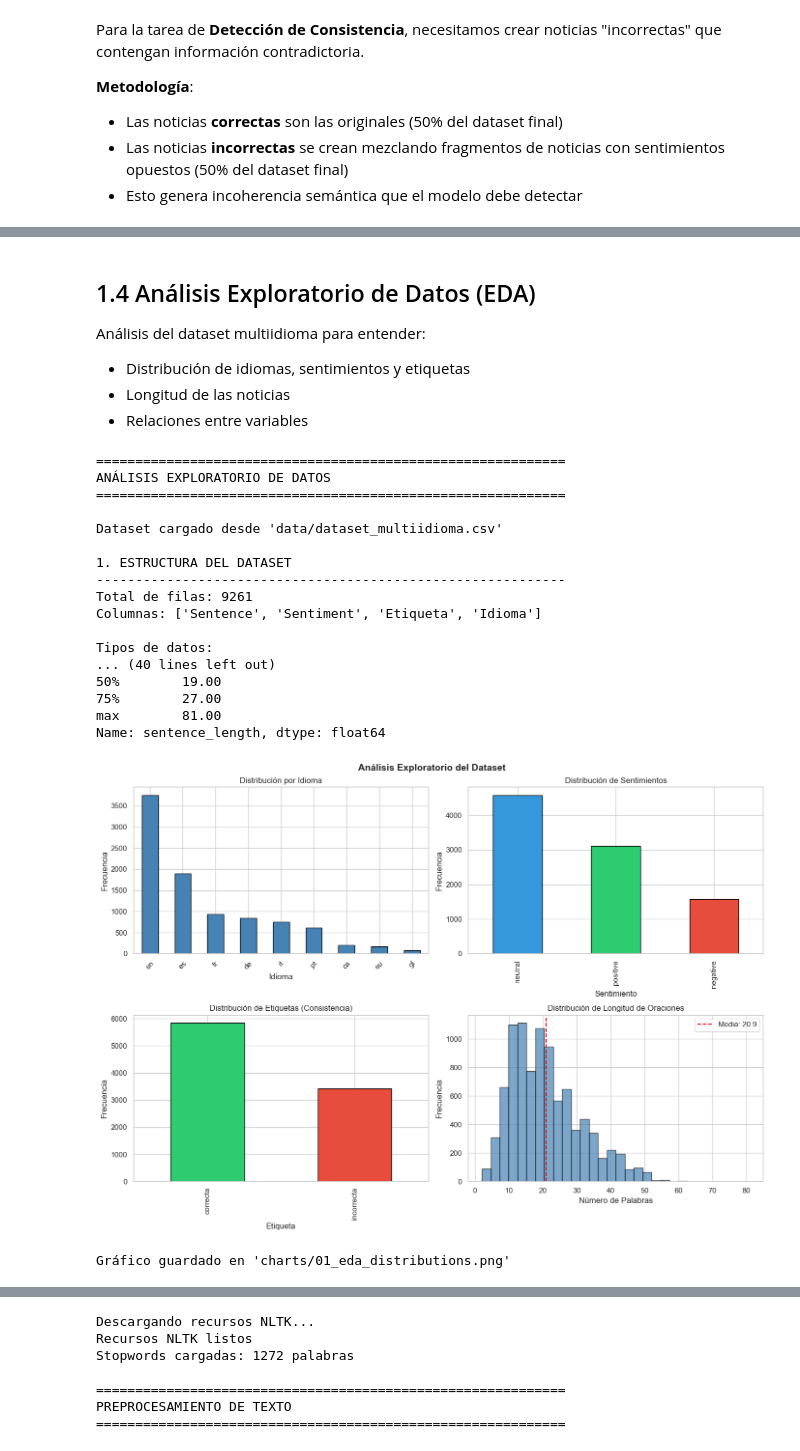
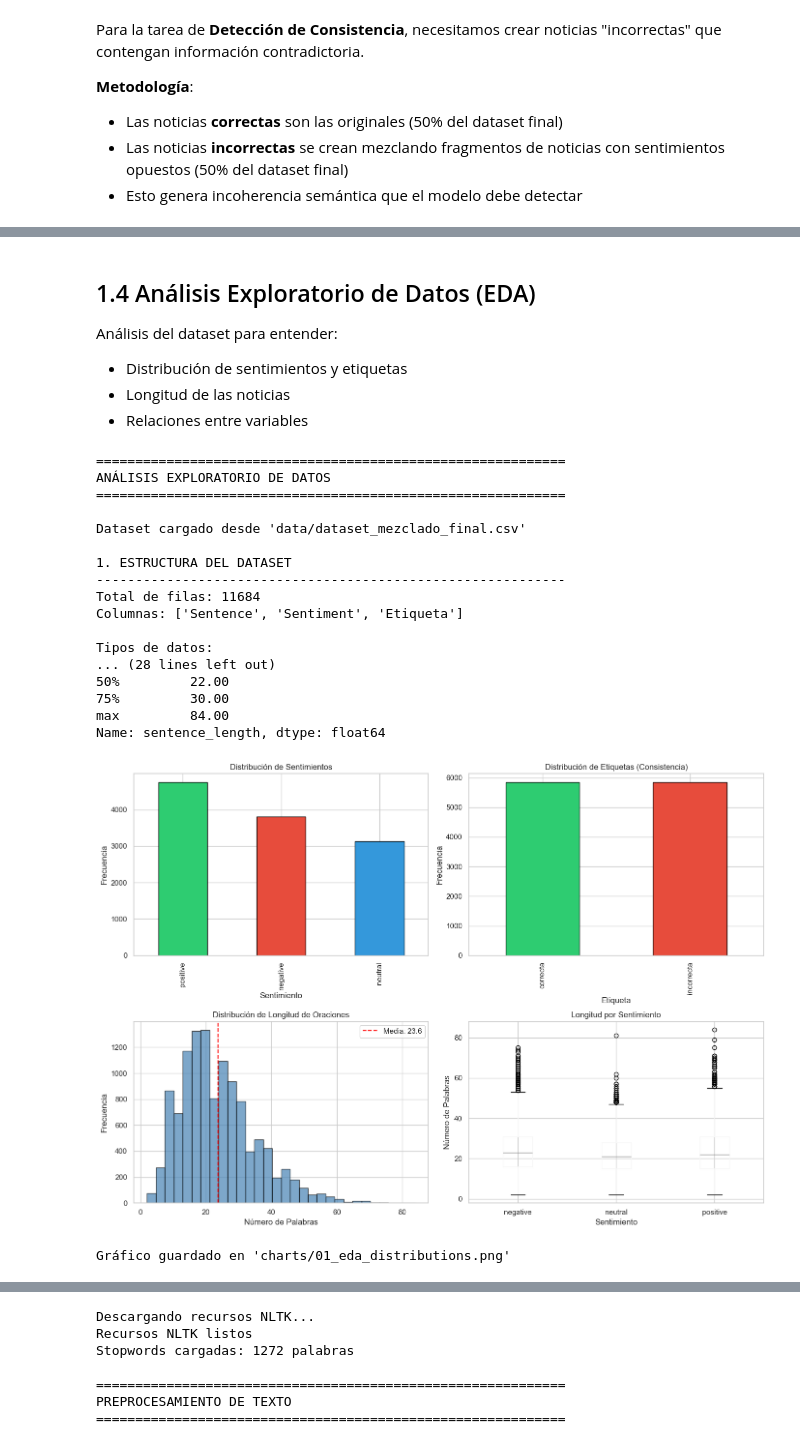
Before and after one commit to Ibonarambarri/NLP_TrabajoFinal, a Jupyter notebook: notebook.ipynb, the cells around one changed output, grey strips where cells are left out. Drawn from its saved outputs; the diff is of its cells as text; code cells hidden in the pictures.

```diff
--- a/notebook.ipynb
+++ b/notebook.ipynb
@@ -445,8 +309,8 @@ print(f"\nColumnas: {list(df.columns)}")
 # %% [markdown]
 ## 1.4 Análisis Exploratorio de Datos (EDA)
 
-Análisis del dataset multiidioma para entender:
-- Distribución de idiomas, sentimientos y etiquetas
+Análisis del dataset para entender:
+- Distribución de sentimientos y etiquetas
 - Longitud de las noticias
 - Relaciones entre variables
 # %%
@@ -454,13 +318,13 @@ Análisis del dataset multiidioma para entender:
 # 1.4 ANÁLISIS EXPLORATORIO DE DATOS (EDA)
 # ==============================================================================
 
-# Cargar dataset multiidioma desde CSV
-df = pd.read_csv('data/dataset_multiidioma.csv')
+# Cargar dataset desde CSV
+df = pd.read_csv('data/dataset_mezclado_final.csv')
 
 print("=" * 60)
 print("ANÁLISIS EXPLORATORIO DE DATOS")
 print("=" * 60)
-print(f"\nDataset cargado desde 'data/dataset_multiidioma.csv'")
+print(f"\nDataset cargado desde 'data/dataset_mezclado_final.csv'")
 
 # Información básica del dataset
 print("\n1. ESTRUCTURA DEL DATASET")
@@ -483,7 +347,7 @@ else:
 print("\n3. DISTRIBUCIONES DE VARIABLES CATEGÓRICAS")
 print("-" * 60)
 
-for col in ['Sentiment', 'Etiqueta', 'Idioma']:
+for col in ['Sentiment', 'Etiqueta']:
     if col in df.columns:
         counts = df[col].value_counts()
         pcts = (counts / len(df) * 100).round(2)
@@ -501,67 +365,66 @@ print(df['sentence_length'].describe().round(2))
 ANÁLISIS EXPLORATORIO DE DATOS
 ============================================================
 
-Dataset cargado desde 'data/dataset_multiidioma.csv'
+Dataset cargado desde 'data/dataset_mezclado_final.csv'
 
 1. ESTRUCTURA DEL DATASET
 ------------------------------------------------------------
-Total de filas: 9261
-Columnas: ['Sentence', 'Sentiment', 'Etiqueta', 'Idioma']
+Total de filas: 11684
+Columnas: ['Sentence', 'Sentiment', 'Etiqueta']
 
 Tipos de datos:
-... (40 lines left out)
-50%        19.00
-75%        27.00
-max        81.00
+... (28 lines left out)
+50%         22.00
+75%         30.00
+max         84.00
 Name: sentence_length, dtype: float64
 # %%
 # Visualizaciones del EDA
 fig, axes = plt.subplots(2, 2, figsize=(14, 10))
 fig.suptitle('Análisis Exploratorio del Dataset', fontsize=14, fontweight='bold')
 
-# 1. Distribución de idiomas
+# 1. Distribución de sentimientos
 ax1 = axes[0, 0]
-idioma_counts = df['Idioma'].value_counts()
-idioma_counts.plot(kind='bar', ax=ax1, color='steelblue', edgecolor='black')
-ax1.set_title('Distribución por Idioma')
-ax1.set_xlabel('Idioma')
-ax1.set_ylabel('Frecuencia')
-ax1.tick_params(axis='x', rotation=45)
-
-# 2. Distribución de sentimientos
-ax2 = axes[0, 1]
 sent_counts = df['Sentiment'].value_counts()
 colors_sent = {'positive': '#2ecc71', 'neutral': '#3498db', 'negative': '#e74c3c'}
-sent_counts.plot(kind='bar', ax=ax2, color=[colors_sent.get(x, 'gray') for x in sent_counts.index], edgecolor='black')
-ax2.set_title('Distribución de Sentimientos')
-ax2.set_xlabel('Sentimiento')
+sent_counts.plot(kind='bar', ax=ax1, color=[colors_sent.get(x, 'gray') for x in sent_counts.index], edgecolor='black')
+ax1.set_title('Distribución de Sentimientos')
+ax1.set_xlabel('Sentimiento')
+ax1.set_ylabel('Frecuencia')
+
+# 2. Distribución de etiquetas (consistencia)
+ax2 = axes[0, 1]
+etiq_counts = df['Etiqueta'].value_counts()
+colors_etiq = {'correcta': '#2ecc71', 'incorrecta': '#e74c3c'}
+etiq_counts.plot(kind='bar', ax=ax2, color=[colors_etiq.get(x, 'gray') for x in etiq_counts.index], edgecolor='black')
+ax2.set_title('Distribución de Etiquetas (Consistencia)')
+ax2.set_xlabel('Etiqueta')
 ax2.set_ylabel('Frecuencia')
 
-# 3. Distribución de etiquetas (consistencia)
+# 3. Distribución de longitud de oraciones
 ax3 = axes[1, 0]
-etiq_counts = df['Etiqueta'].value_counts()
-colors_etiq = {'correcta': '#2ecc71', 'incorrecta': '#e74c3c'}
-etiq_counts.plot(kind='bar', ax=ax3, color=[colors_etiq.get(x, 'gray') for x in etiq_counts.index], edgecolor='black')
-ax3.set_title('Distribución de Etiquetas (Consistencia)')
-ax3.set_xlabel('Etiqueta')
+df['sentence_length'].hist(bins=30, ax=ax3, color='steelblue', edgecolor='black', alpha=0.7)
+ax3.axvline(df['sentence_length'].mean(), color='red', linestyle='--', label=f'Media: {df["sentence_length"].mean():.1f}')
+ax3.set_title('Distribución de Longitud de Oraciones')
+ax3.set_xlabel('Número de Palabras')
 ax3.set_ylabel('Frecuencia')
+ax3.legend()
 
-# 4. Distribución de longitud de oraciones
+# 4. Boxplot de longitud por sentimiento
 ax4 = axes[1, 1]
-df['sentence_length'].hist(bins=30, ax=ax4, color='steelblue', edgecolor='black', alpha=0.7)
-ax4.axvline(df['sentence_length'].mean(), color='red', linestyle='--', label=f'Media: {df["sentence_length"].mean():.1f}')
-ax4.set_title('Distribución de Longitud de Oraciones')
-ax4.set_xlabel('Número de Palabras')
-ax4.set_ylabel('Frecuencia')
-ax4.legend()
+df.boxplot(column='sentence_length', by='Sentiment', ax=ax4)
+ax4.set_title('Longitud por Sentimiento')
+ax4.set_xlabel('Sentimiento')
+ax4.set_ylabel('Número de Palabras')
+plt.suptitle('')  # Remove automatic title from boxplot
 
 plt.tight_layout()
 plt.savefig('charts/01_eda_distributions.png', dpi=300, bbox_inches='tight')
 plt.show()
 
 print("\nGráfico guardado en 'charts/01_eda_distributions.png'")
 # %% [output]
-[figure, old version]
+[figure, new version]
 Gráfico guardado en 'charts/01_eda_distributions.png'
 # %%
 # Análisis cruzado: Sentimiento vs Etiqueta
```
Also changed, not shown: parts of 48 cells of this notebook, 5 other files.
